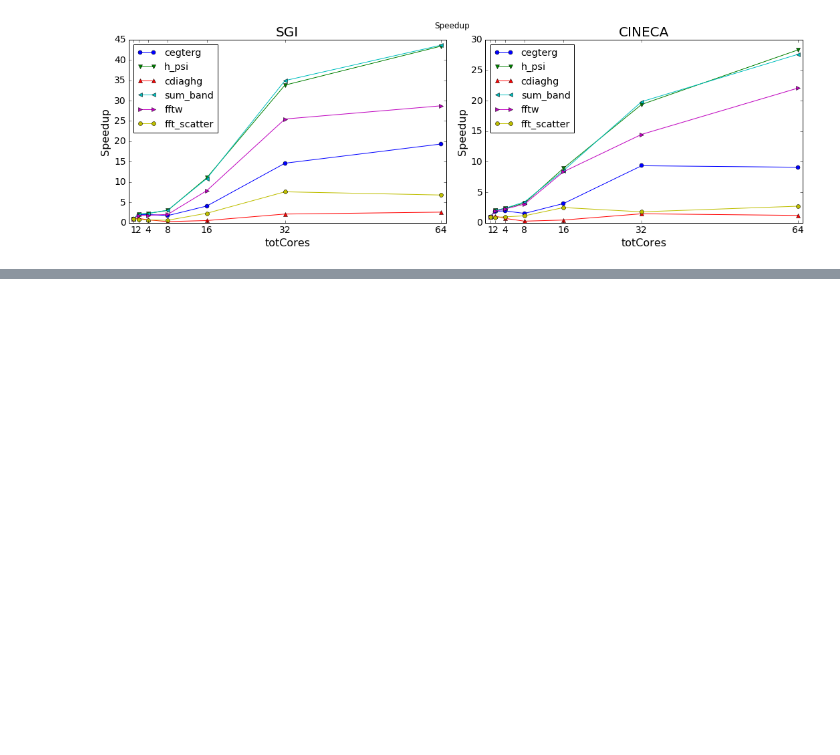
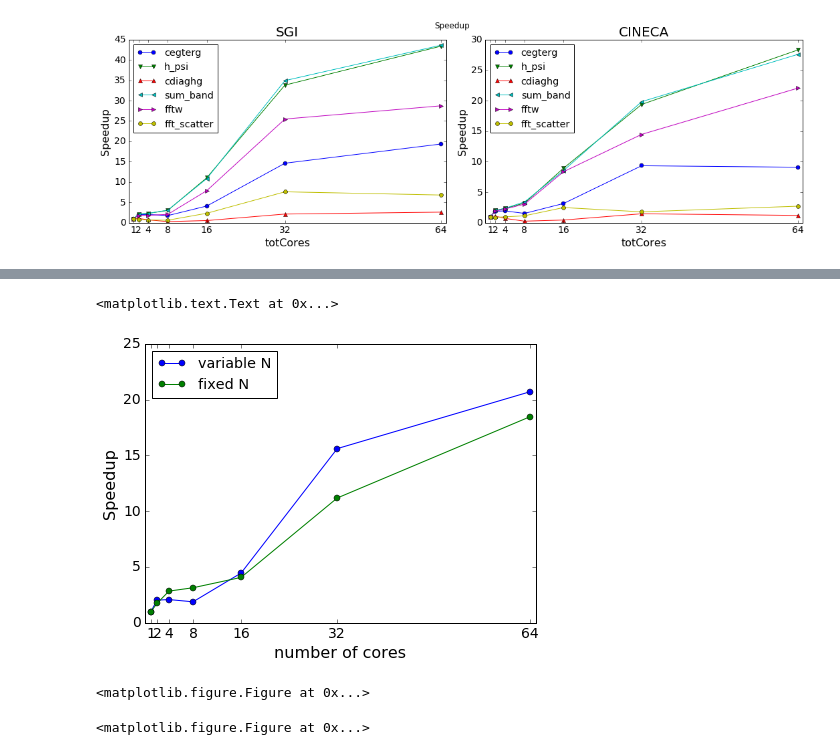
Before and after one commit to gioruffa/qetools, a Jupyter notebook: plotter.ipynb, the cells around one changed output, grey strips where cells are left out. Drawn from its saved outputs; the diff is of its cells as text; code cells hidden in the pictures; blank space fills up the shorter version.

```diff
--- a/plotter.ipynb
+++ b/plotter.ipynb
@@ -1735,0 +1744,14 @@ plt.savefig('/tmp/asd.pdf')
+# %%
+plt.rc('text', usetex=False)
+
+fig,axes = plt.subplots()
+fig.set_size_inches(7,5)
+tioSgi.plotFunction(axes=axes,speedup=True,labels=['variable N'],legend=False)
+tioSgiF.plotFunction(axes=axes,speedup=True,labels=['fixed N'],legend=False)
+axes.legend(loc='upper left')
+axes.set_xlabel('number of cores')
+# %% [output]
+<matplotlib.text.Text at 0x...>
+[figure, added]
+<matplotlib.figure.Figure at 0x...>
+<matplotlib.figure.Figure at 0x...>
```
Also changed, not shown: parts of 7 cells of this notebook, 2 other files.
